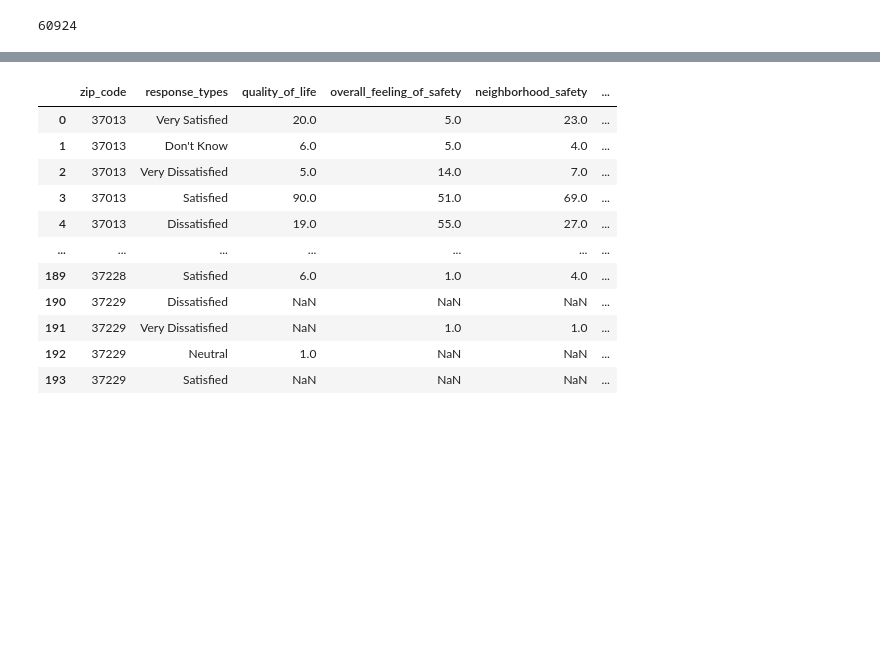
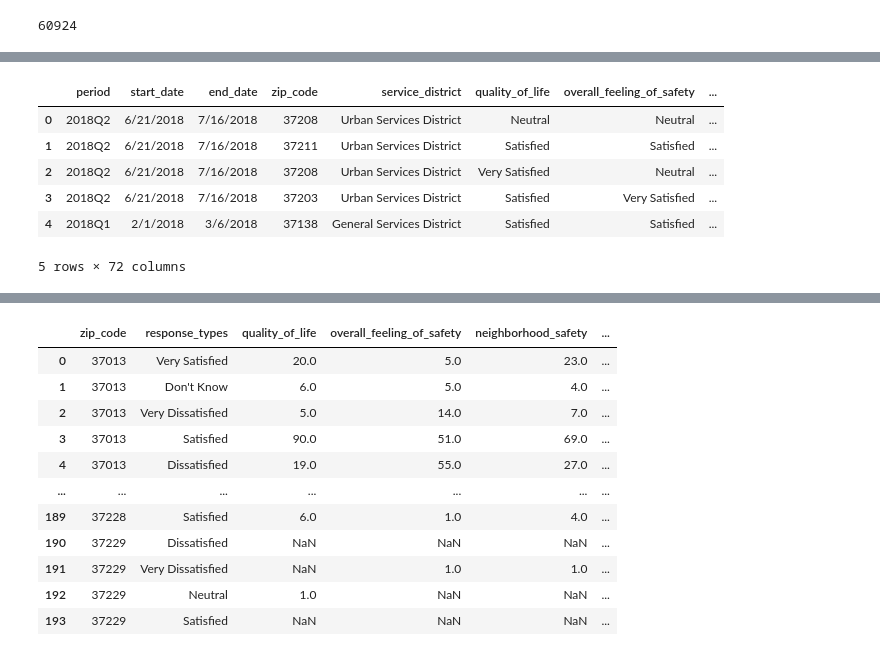
Before and after one commit to edwardbrown750/nss_da9_Capstone, a Jupyter notebook: notebook/ed_brown_da9_capstone_analysis_notebook.ipynb, the cells around one changed output, grey strips where cells are left out. Drawn from its saved outputs; the diff is of its cells as text; code cells hidden in the pictures; blank space fills up the shorter version.

```diff
--- a/notebook/ed_brown_da9_capstone_analysis_notebook.ipynb
+++ b/notebook/ed_brown_da9_capstone_analysis_notebook.ipynb
@@ -112,0 +171,10 @@ plt.legend(['Total Incidents', 'Non-Violent Incidents', 'Violent Incidents'])
+# %%
+community_survey.head()
+# %% [output]
+|  | period | start_date | end_date | zip_code | service_district | quality_of_life | overall_feeling_of_safety | ... |
+| 0 | 2018Q2 | 6/21/2018 | 7/16/2018 | 37208 | Urban Services District | Neutral | Neutral | ... |
+| 1 | 2018Q2 | 6/21/2018 | 7/16/2018 | 37211 | Urban Services District | Satisfied | Satisfied | ... |
+| 2 | 2018Q2 | 6/21/2018 | 7/16/2018 | 37208 | Urban Services District | Very Satisfied | Neutral | ... |
+| 3 | 2018Q2 | 6/21/2018 | 7/16/2018 | 37203 | Urban Services District | Satisfied | Very Satisfied | ... |
+| 4 | 2018Q1 | 2/1/2018 | 3/6/2018 | 37138 | General Services District | Satisfied | Satisfied | ... |
+5 rows × 72 columns
```
Also changed, not shown: parts of 30 cells of this notebook, 1 other file.
